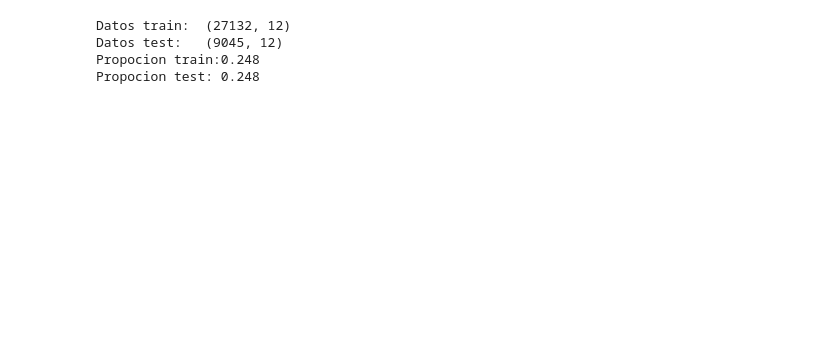
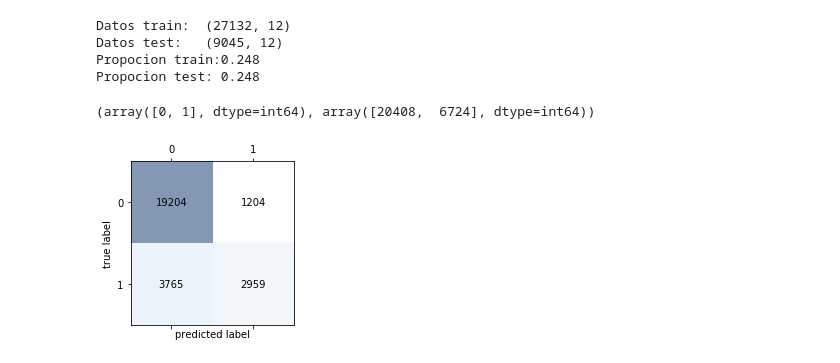
Before and after one commit to albertus88/keepcoding-BD-ML, a Jupyter notebook: Assessment/Alberto Mozo Garcia - KeepCoding - ML.ipynb, the cells around one changed output. Cells and saved outputs as stored; diff of their text form; code cells hidden in the pictures; blank space fills up the shorter version.

```diff
--- a/Assessment/Alberto Mozo Garcia - KeepCoding - ML.ipynb
+++ b/Assessment/Alberto Mozo Garcia - KeepCoding - ML.ipynb
@@ -394,7 +397,7 @@ y = census_train_copy_cp_clean['income'].values
 
 
 # PASO 1:
-X_train, X_test, y_train, y_test = train_test_split(X, y, test_size = 0.25, stratify = y, random_state=0)
+X_train, X_test, y_train, y_test = train_test_split(X, y, test_size = 0.25, stratify = y, shuffle= True, random_state=0)
 
 scaler = StandardScaler().fit(X_train)
 Xs_train = scaler.transform(X_train)
@@ -410,3 +413,22 @@ Datos train:  (27132, 12)
 Datos test:   (9045, 12)
 Propocion train:0.248
 Propocion test: 0.248
+# %%
+from sklearn.linear_model import LogisticRegression
+
+lr = LogisticRegression(C = 1).fit(Xs_train,y_train)
+y_pred = lr.predict(Xs_train)
+# %%
+np.unique(y_train, return_counts=True)
+# %% [output]
+(array([0, 1], dtype=int64), array([20408,  6724], dtype=int64))
+# %%
+from sklearn.metrics import confusion_matrix
+
+confmat = confusion_matrix(y_train,y_pred)
+plot_confusion_matrix(confmat)
+
+# Podemos acceder a los valores de la matriz
+tn, fp, fn, tp = confusion_matrix(y_train,y_pred).ravel()
+# %% [output]
+[figure, added]
```
Also changed, not shown: parts of 51 cells of this notebook, 1 other file.
